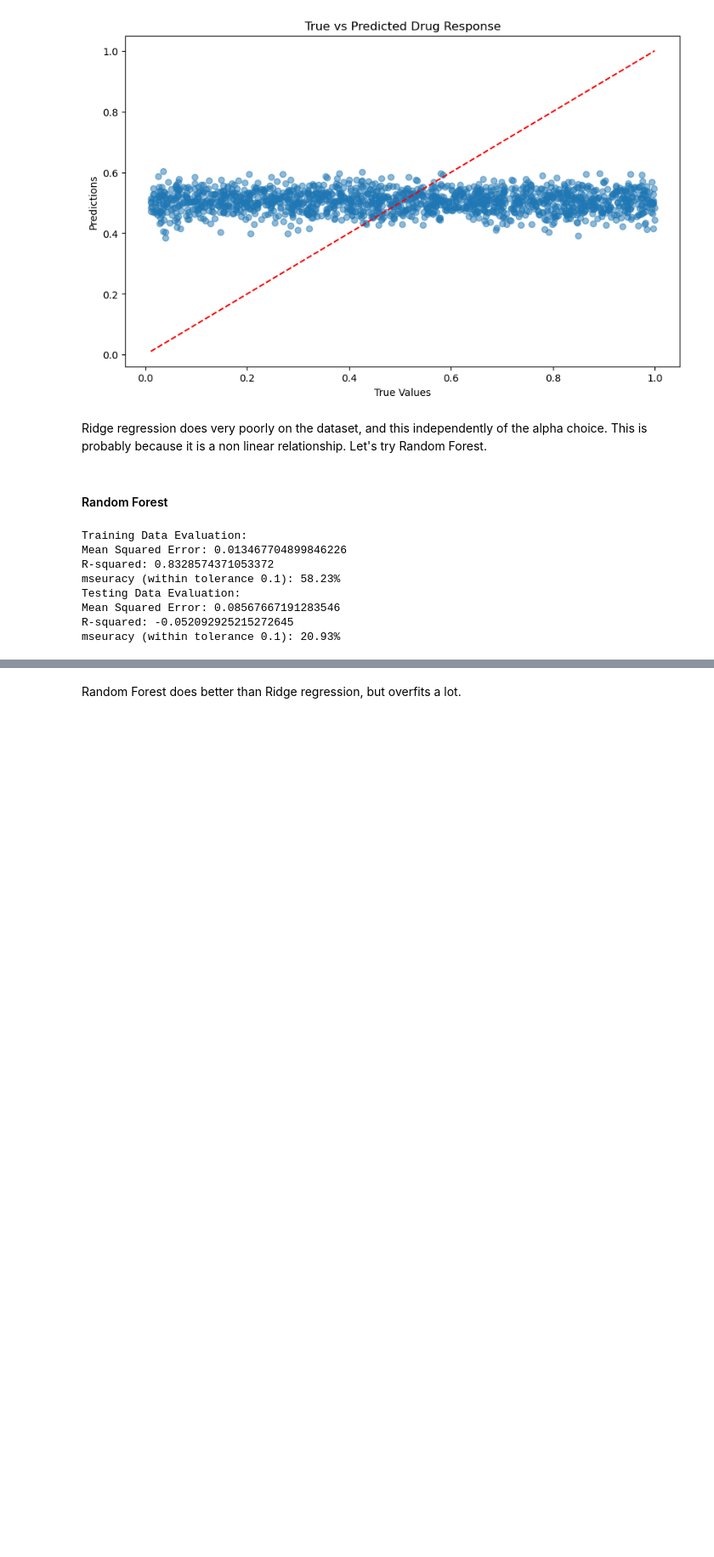
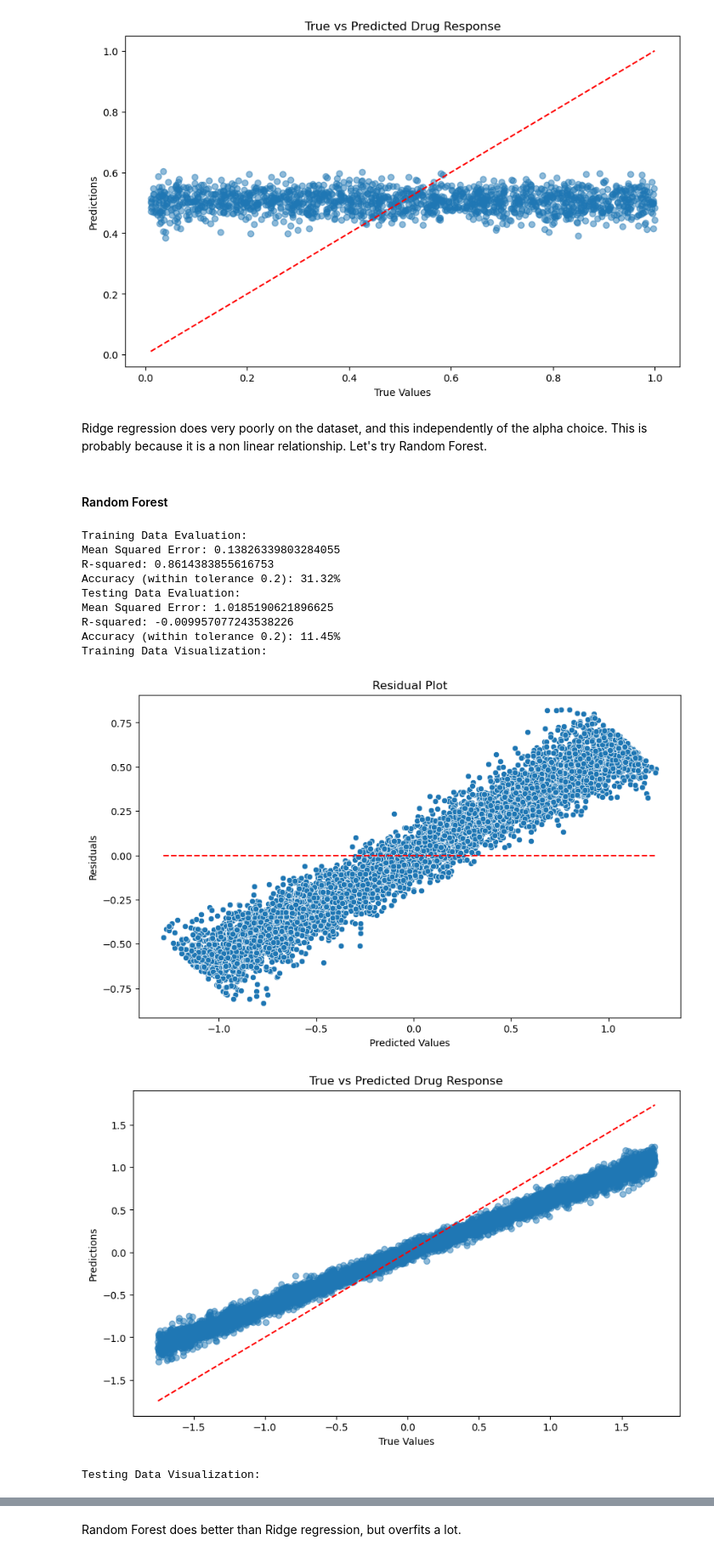
Before and after one commit to riannacampbell/drug_response_project, a Jupyter notebook: alice_models.ipynb, the cells around one changed output, grey strips where cells are left out. Shown at 85% size. Saved outputs shown, nothing was run; the diff lists cells and outputs as text; code cells hidden in the pictures; blank space fills up the shorter version.

Commit message:
Hyperparameters tuning on fake dataset

```diff
--- a/alice_models.ipynb
+++ b/alice_models.ipynb
@@ -5,3 +7,23 @@ with open("data_splits.pkl", "rb") as f:
+# %%
+import numpy as np
+from sklearn.model_selection import train_test_split
+
+#  Generate synthetic dataset
+np.random.seed(42)
+N = 5000
+x = np.random.uniform(0, 10, N)
+A = np.random.uniform(0.5, 2.0, N)
+B = np.random.uniform(0.5, 3.0, N)
+C = np.random.uniform(0.5, 2.0, N)
+D = np.random.uniform(0.5, 3.0, N)
+
+y = A * np.sin(B * x) + C * np.cos(D * x)
+
+# Stack features (x, A, B, C, D) into a feature matrix
+X = np.stack([x, A, B, C, D], axis=1)
+
+# Split
+X_train, X_test, y_train, y_test = train_test_split(X, y, test_size=0.2, random_state=42)
 # %% [markdown]
 # Regressions
 # %%
@@ -23,11 +45,11 @@ def evaluate_model(y_true, y_pred, tolerance=0.1):
     '''
     mse = mean_squared_error(y_true, y_pred)
     r2 = r2_score(y_true, y_pred)
-    mseuracy = np.mean(np.abs(y_true - y_pred) < tolerance)
+    accuracy = np.mean(np.abs(y_true - y_pred) < tolerance)
 
     print(f"Mean Squared Error: {mse}")
     print(f"R-squared: {r2}")
-    print(f"mseuracy (within tolerance {tolerance}): {mseuracy * 100:.2f}%")
+    print(f"Accuracy (within tolerance {tolerance}): {accuracy * 100:.2f}%")
 
 
 def visualize_predictions(y_true, y_pred):
@@ -112,27 +134,37 @@ Ridge regression does very poorly on the dataset, and this independently of the
 # %%
 from sklearn.ensemble import RandomForestRegressor
 
 # Initialize the Random Forest Regressor
-rf_model = RandomForestRegressor(n_estimators=20, random_state=42)
+rf_model = RandomForestRegressor(n_estimators=200, random_state=42)
 
 # Fit the model on the training data
 rf_model.fit(X_train, y_train)
 
 # Make predictions on the testing data
 y_pred_train = rf_model.predict(X_train)
 y_pred_test = rf_model.predict(X_test)
 
 # Evaluate the model
 print("Training Data Evaluation:")
-evaluate_model(np.array(y_train).flatten(), y_pred_train, tolerance=0.1)
+evaluate_model(np.array(y_train).flatten(), y_pred_train, tolerance=0.2)
 print("Testing Data Evaluation:")
-evaluate_model(np.array(y_test).flatten(), y_pred_test, tolerance=0.1)
+evaluate_model(np.array(y_test).flatten(), y_pred_test, tolerance=0.2)
+
+# Visualize the predictions
+print("Training Data Visualization:")
+visualize_predictions(np.array(y_train).flatten(), np.array(y_pred_train).flatten())
+print("Testing Data Visualization:")
+visualize_predictions(np.array(y_test).flatten(), np.array(y_pred_test).flatten())
 # %% [output]
 Training Data Evaluation:
-Mean Squared Error: 0.013467704899846226
-R-squared: 0.8328574371053372
-mseuracy (within tolerance 0.1): 58.23%
+Mean Squared Error: 0.13826339803284055
+R-squared: 0.8614383855616753
+Accuracy (within tolerance 0.2): 31.32%
 Testing Data Evaluation:
-Mean Squared Error: 0.08567667191283546
-R-squared: -0.052092925215272645
-mseuracy (within tolerance 0.1): 20.93%
+Mean Squared Error: 1.0185190621896625
+R-squared: -0.009957077243538226
+Accuracy (within tolerance 0.2): 11.45%
+Training Data Visualization:
+[figure, added]
+[figure, added]
+Testing Data Visualization:
```
Also changed, not shown: parts of 23 cells of this notebook, 1 other file.
